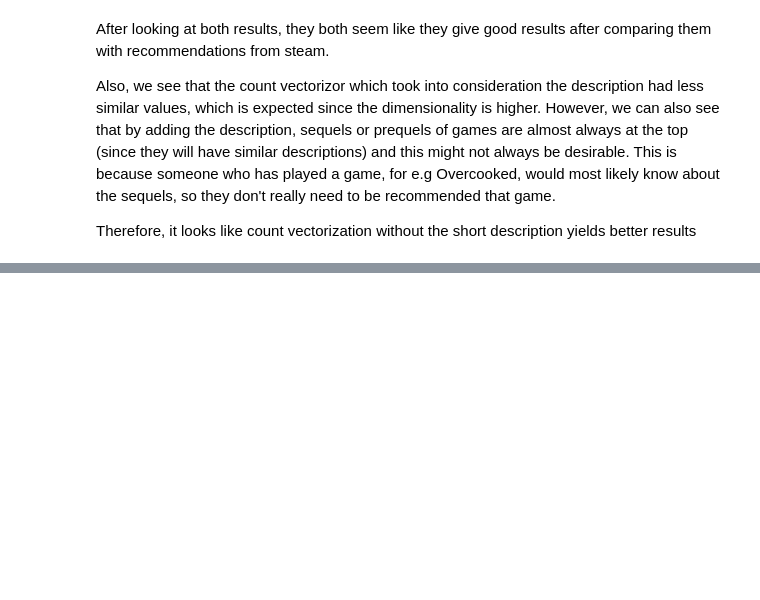
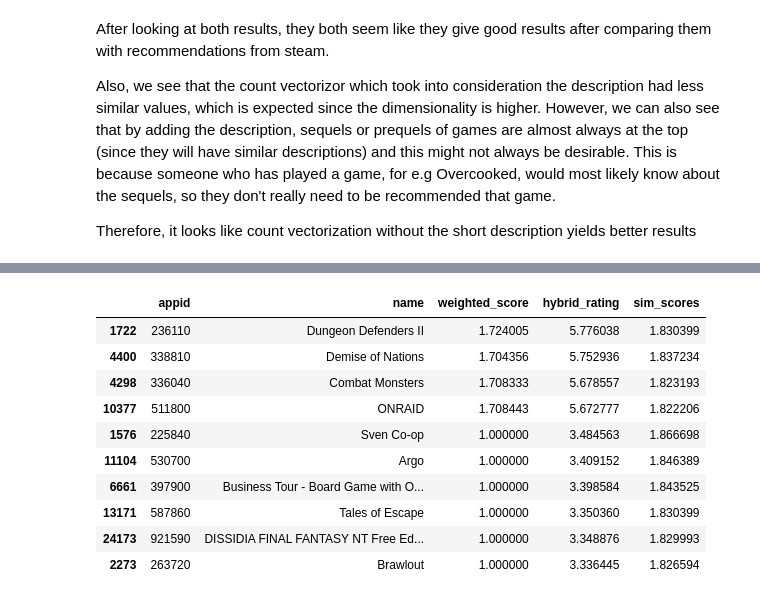
Before and after one commit to darrenchay/game_recommender, a Jupyter notebook: 2_count_vectorization_sol.ipynb, the cells around one changed output, grey strips where cells are left out. Cells and saved outputs as stored; diff of their text form; code cells hidden in the pictures; blank space fills up the shorter version.

```diff
--- a/2_count_vectorization_sol.ipynb
+++ b/2_count_vectorization_sol.ipynb
@@ -295,0 +439,14 @@ Therefore, it looks like count vectorization without the short description yield
+# %%
+get_recommendations_hybrid('Brawlhalla', cosine_sim)
+# %% [output]
+|  | appid | name | weighted_score | hybrid_rating | sim_scores |
+| 1722 | 236110 | Dungeon Defenders II | 1.724005 | 5.776038 | 1.830399 |
+| 4400 | 338810 | Demise of Nations | 1.704356 | 5.752936 | 1.837234 |
+| 4298 | 336040 | Combat Monsters | 1.708333 | 5.678557 | 1.823193 |
+| 10377 | 511800 | ONRAID | 1.708443 | 5.672777 | 1.822206 |
+| 1576 | 225840 | Sven Co-op | 1.000000 | 3.484563 | 1.866698 |
+| 11104 | 530700 | Argo | 1.000000 | 3.409152 | 1.846389 |
+| 6661 | 397900 | Business Tour - Board Game with O... | 1.000000 | 3.398584 | 1.843525 |
+| 13171 | 587860 | Tales of Escape | 1.000000 | 3.350360 | 1.830399 |
+| 24173 | 921590 | DISSIDIA FINAL FANTASY NT Free Ed... | 1.000000 | 3.348876 | 1.829993 |
+| 2273 | 263720 | Brawlout | 1.000000 | 3.336445 | 1.826594 |
```
Also changed, not shown: parts of 15 cells of this notebook, 2 other files.
